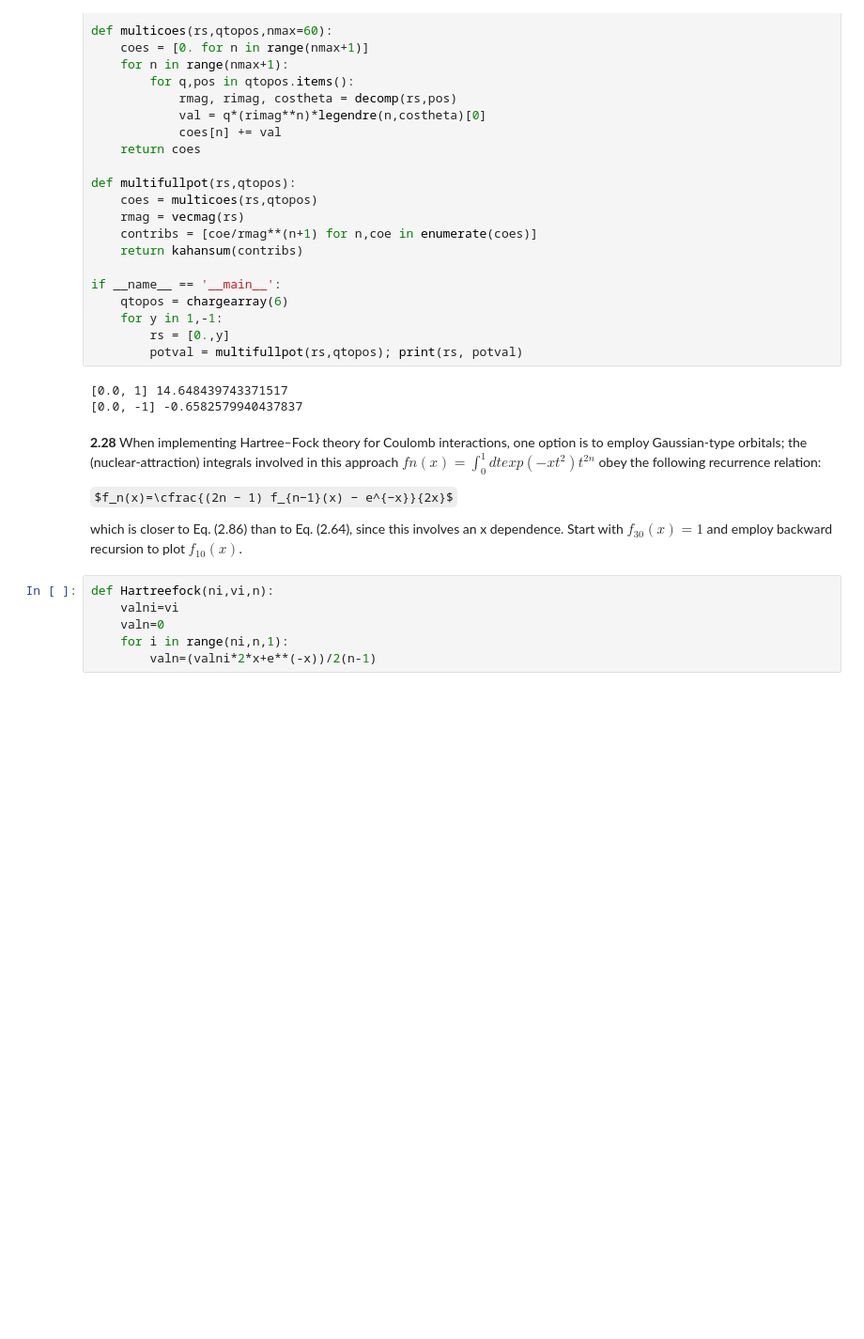
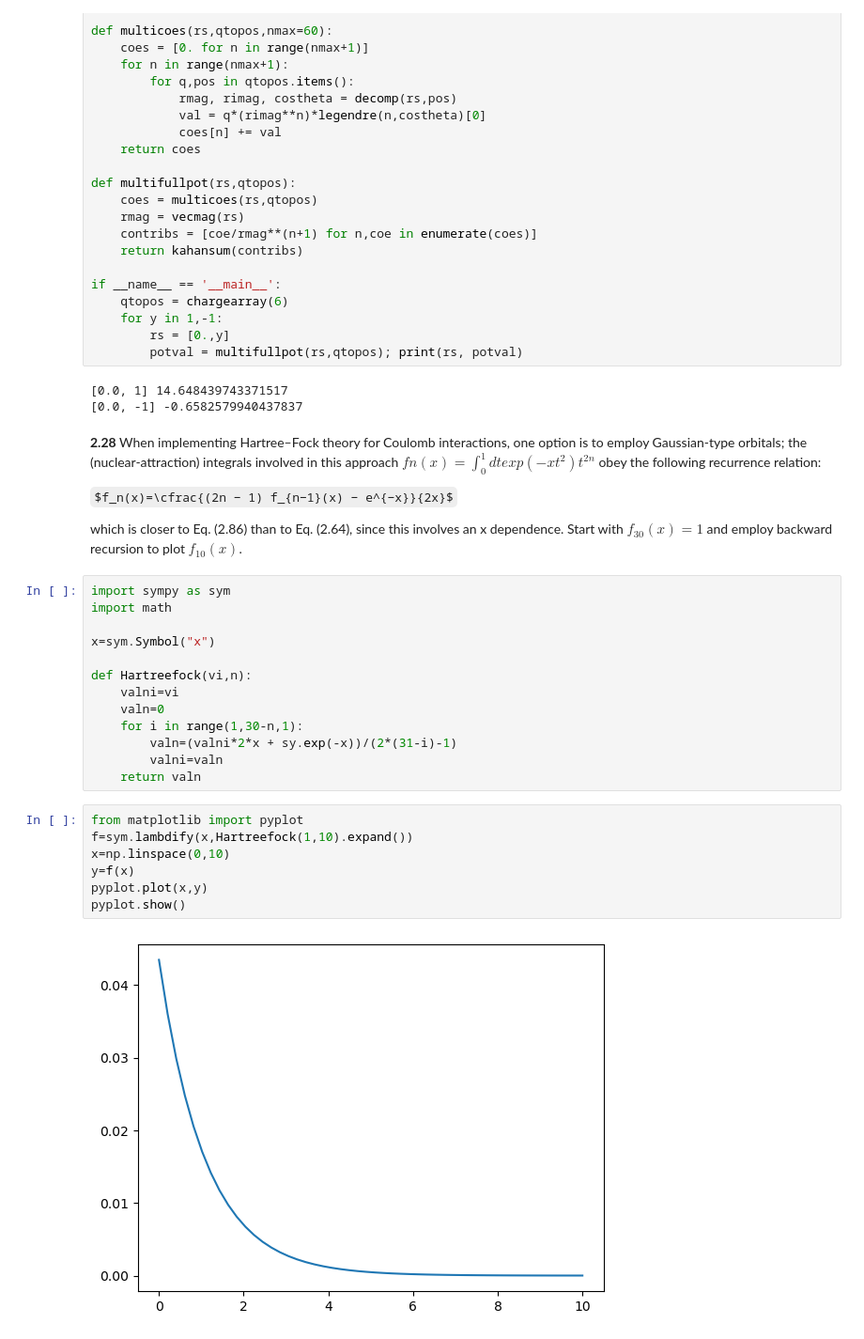
Before and after one commit to Arely00/ArelyGuadalupeJimenezDIaz-mn-2024, a Jupyter notebook: Ejercicios.ipynb, the cells around one changed output. Shown at 94% size. Drawn from its saved outputs; the diff is of its cells as text; some formulas as TeX source; blank space fills up the shorter version.

```diff
--- a/Ejercicios.ipynb
+++ b/Ejercicios.ipynb
@@ -560,8 +560,24 @@ $f_n(x)=\cfrac{(2n − 1) f_{n−1}(x) − e^{−x}}{2x}$
 which is closer to Eq. (2.86) than to Eq. (2.64), since this involves an x dependence.
 Start with $f_{30}(x) = 1$ and employ backward recursion to plot $f_{10}(x)$.
 # %%
-def Hartreefock(ni,vi,n):
+import sympy as sym
+import math
+
+x=sym.Symbol("x")
+
+def Hartreefock(vi,n):
     valni=vi
     valn=0
-    for i in range(ni,n,1):
-        valn=(valni*2*x+e**(-x))/2(n-1)
+    for i in range(1,30-n,1):
+        valn=(valni*2*x + sy.exp(-x))/(2*(31-i)-1)
+        valni=valn
+    return valn
+# %%
+from matplotlib import pyplot
+f=sym.lambdify(x,Hartreefock(1,10).expand())
+x=np.linspace(0,10)
+y=f(x)
+pyplot.plot(x,y)
+pyplot.show()
+# %% [output]
+[figure, added]
```
